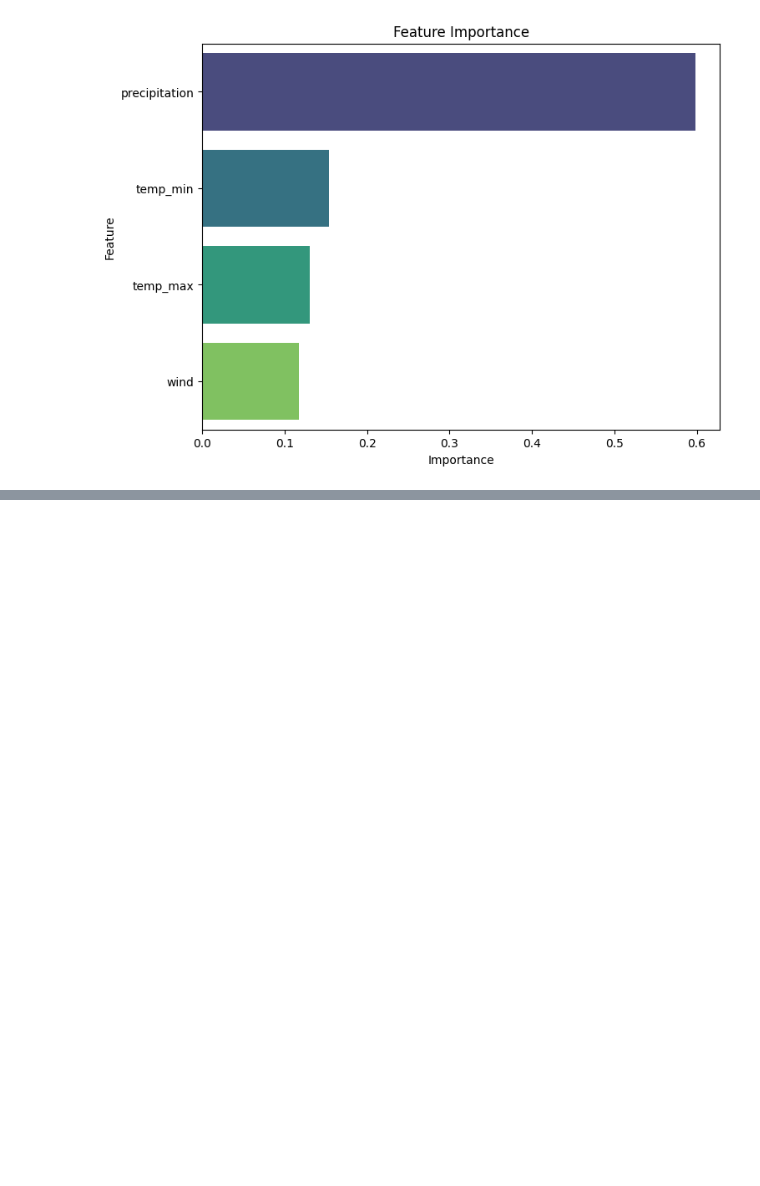
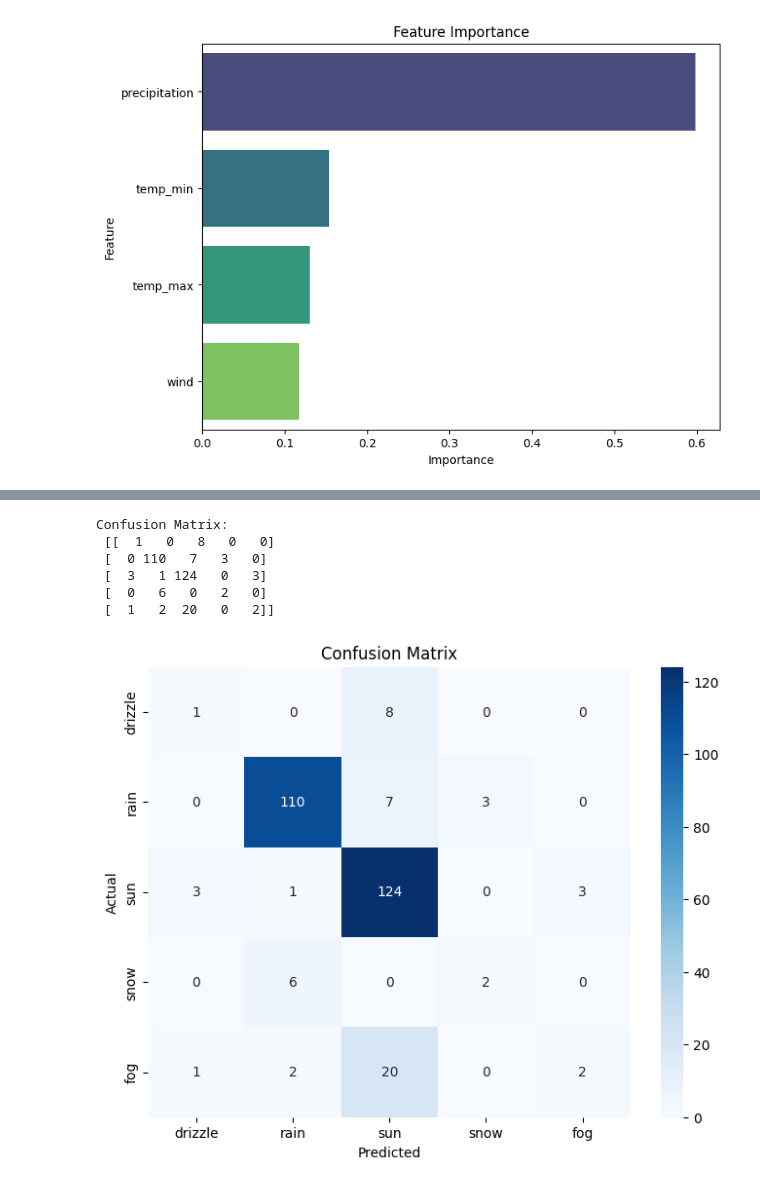
Before and after one commit to csm34/GelecekHayalim-ML-Algorithms, a Jupyter notebook: wheather.ipynb, the cells around one changed output, grey strips where cells are left out. Drawn from its saved outputs; the diff is of its cells as text; code cells hidden in the pictures; blank space fills up the shorter version.

Commit message:
wheather - random forest

```diff
--- a/wheather.ipynb
+++ b/wheather.ipynb
@@ -220,0 +228,5 @@ Passing `palette` without assigning `hue` is deprecated and will be removed in v
+# %%
+X3_train, X3_test, y3_train, y3_test = train_test_split(X3, y3, test_size=0.2, random_state=42)
+# %%
+rf_model = RandomForestClassifier(n_estimators=100, random_state=42)
+rf_model.fit(X3_train, y3_train)
@@ -220,0 +235,2 @@ Passing `palette` without assigning `hue` is deprecated and will be removed in v
+# %%
+y3_pred = rf_model.predict(X3_test)
@@ -220,0 +255,19 @@ Passing `palette` without assigning `hue` is deprecated and will be removed in v
+# %%
+conf_matrix = confusion_matrix(y3_test, y3_pred)
+print("Confusion Matrix:\n", conf_matrix)
+# %% [output]
+Confusion Matrix:
+ [[  1   0   8   0   0]
+ [  0 110   7   3   0]
+ [  3   1 124   0   3]
+ [  0   6   0   2   0]
+ [  1   2  20   0   2]]
+# %%
+plt.figure(figsize=(8, 6))
+sns.heatmap(conf_matrix, annot=True, fmt="d", cmap="Blues", xticklabels=weather_mapping.keys(), yticklabels=weather_mapping.keys())
+plt.title("Confusion Matrix")
+plt.xlabel("Predicted")
+plt.ylabel("Actual")
+plt.show()
+# %% [output]
+[figure, added]
```
Also changed, not shown: parts of 9 cells of this notebook.
